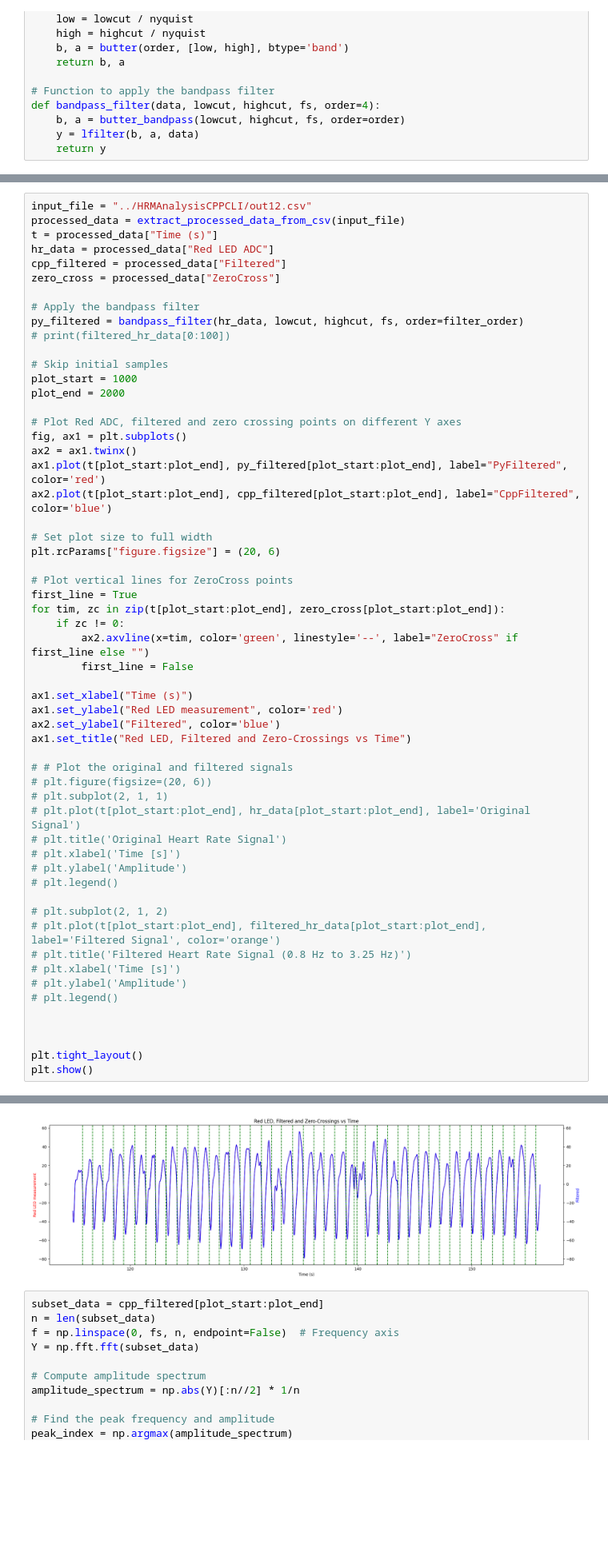
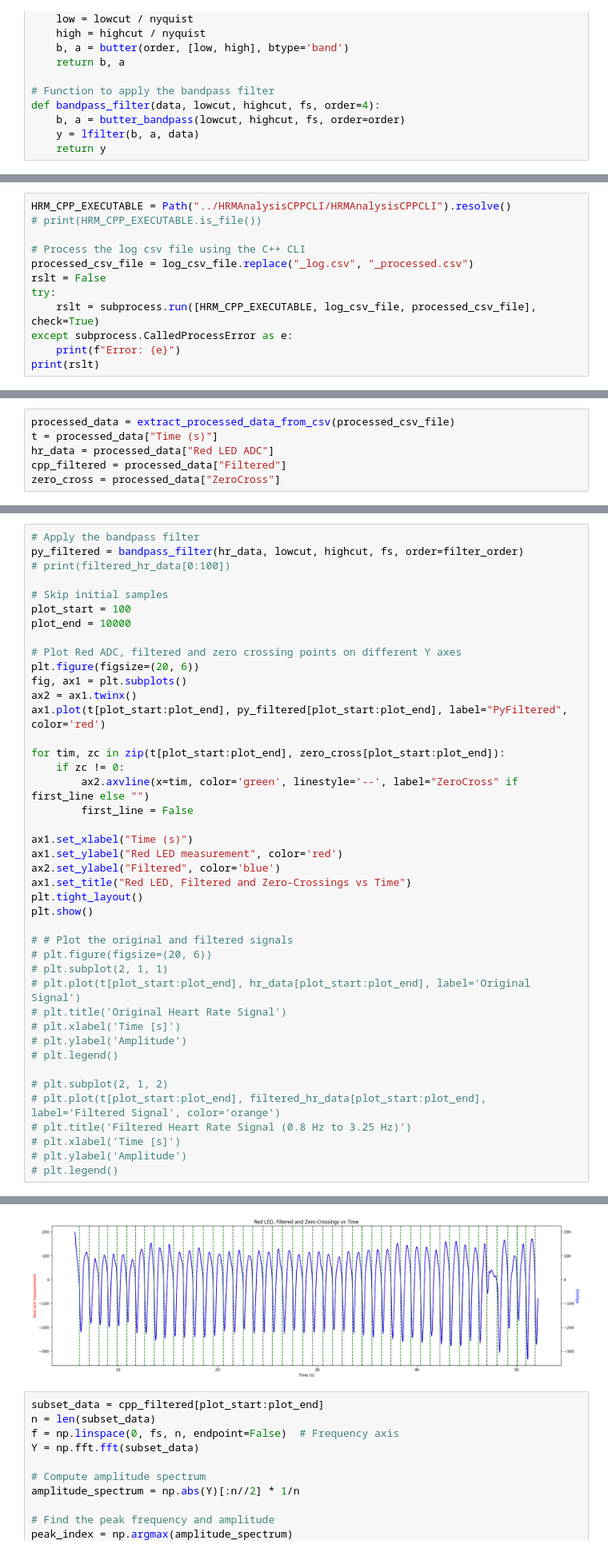
Before and after one commit to robdobsn/JewelryOS, a Jupyter notebook: evaluations/HRMAnalysis/DebugCPPAnalysis/DebugCPPAnalysis.ipynb, the cells around one changed output, grey strips where cells are left out. Shown at 80% size. Drawn from its saved outputs; the diff is of its cells as text; blank space fills up the shorter version.

```diff
--- a/evaluations/HRMAnalysis/DebugCPPAnalysis/DebugCPPAnalysis.ipynb
+++ b/evaluations/HRMAnalysis/DebugCPPAnalysis/DebugCPPAnalysis.ipynb
@@ -84,0 +103,12 @@ def bandpass_filter(data, lowcut, highcut, fs, order=4):
+# %%
+HRM_CPP_EXECUTABLE = Path("../HRMAnalysisCPPCLI/HRMAnalysisCPPCLI").resolve()
+# print(HRM_CPP_EXECUTABLE.is_file())
+
+# Process the log csv file using the C++ CLI
+processed_csv_file = log_csv_file.replace("_log.csv", "_processed.csv")
+rslt = False
+try:
+    rslt = subprocess.run([HRM_CPP_EXECUTABLE, log_csv_file, processed_csv_file], check=True)
+except subprocess.CalledProcessError as e:
+    print(f"Error: {e}")
+print(rslt)
@@ -84,0 +118,6 @@ def bandpass_filter(data, lowcut, highcut, fs, order=4):
+# %%
+processed_data = extract_processed_data_from_csv(processed_csv_file)
+t = processed_data["Time (s)"]
+hr_data = processed_data["Red LED ADC"]
+cpp_filtered = processed_data["Filtered"]
+zero_cross = processed_data["ZeroCross"]
@@ -85,30 +126,18 @@ def bandpass_filter(data, lowcut, highcut, fs, order=4):
 # %%
-input_file = "../HRMAnalysisCPPCLI/out12.csv"
-processed_data = extract_processed_data_from_csv(input_file)
-t = processed_data["Time (s)"]
-hr_data = processed_data["Red LED ADC"]
-cpp_filtered = processed_data["Filtered"]
-zero_cross = processed_data["ZeroCross"]
-
 # Apply the bandpass filter
 py_filtered = bandpass_filter(hr_data, lowcut, highcut, fs, order=filter_order)
 # print(filtered_hr_data[0:100])
 
 # Skip initial samples
-plot_start = 1000
-plot_end = 2000
+plot_start = 100
+plot_end = 10000
 
 # Plot Red ADC, filtered and zero crossing points on different Y axes
+plt.figure(figsize=(20, 6))
 fig, ax1 = plt.subplots()
 ax2 = ax1.twinx()
 ax1.plot(t[plot_start:plot_end], py_filtered[plot_start:plot_end], label="PyFiltered", color='red')
-ax2.plot(t[plot_start:plot_end], cpp_filtered[plot_start:plot_end], label="CppFiltered", color='blue')
 
-# Set plot size to full width
-plt.rcParams["figure.figsize"] = (20, 6)
-
-# Plot vertical lines for ZeroCross points
-first_line = True
 for tim, zc in zip(t[plot_start:plot_end], zero_cross[plot_start:plot_end]):
     if zc != 0:
         ax2.axvline(x=tim, color='green', linestyle='--', label="ZeroCross" if first_line else "")
@@ -118,6 +147,8 @@ ax1.set_xlabel("Time (s)")
 ax1.set_ylabel("Red LED measurement", color='red')
 ax2.set_ylabel("Filtered", color='blue')
 ax1.set_title("Red LED, Filtered and Zero-Crossings vs Time")
+plt.tight_layout()
+plt.show()
 
 # # Plot the original and filtered signals
 # plt.figure(figsize=(20, 6))
@@ -134,9 +165,4 @@ ax1.set_title("Red LED, Filtered and Zero-Crossings vs Time")
 # plt.xlabel('Time [s]')
 # plt.ylabel('Amplitude')
 # plt.legend()
-
-
-
-plt.tight_layout()
-plt.show()
 # %% [output]
@@ -146,4 +170,4 @@ Fixing time at index 1968 fixed time: 196608 timestamp: 810 last timestamp: 6631
-[figure, old version]
+[figure, new version]
 # %%
 subset_data = cpp_filtered[plot_start:plot_end]
 n = len(subset_data)
```
Also changed, not shown: parts of 5 cells of this notebook, 23 other files.
